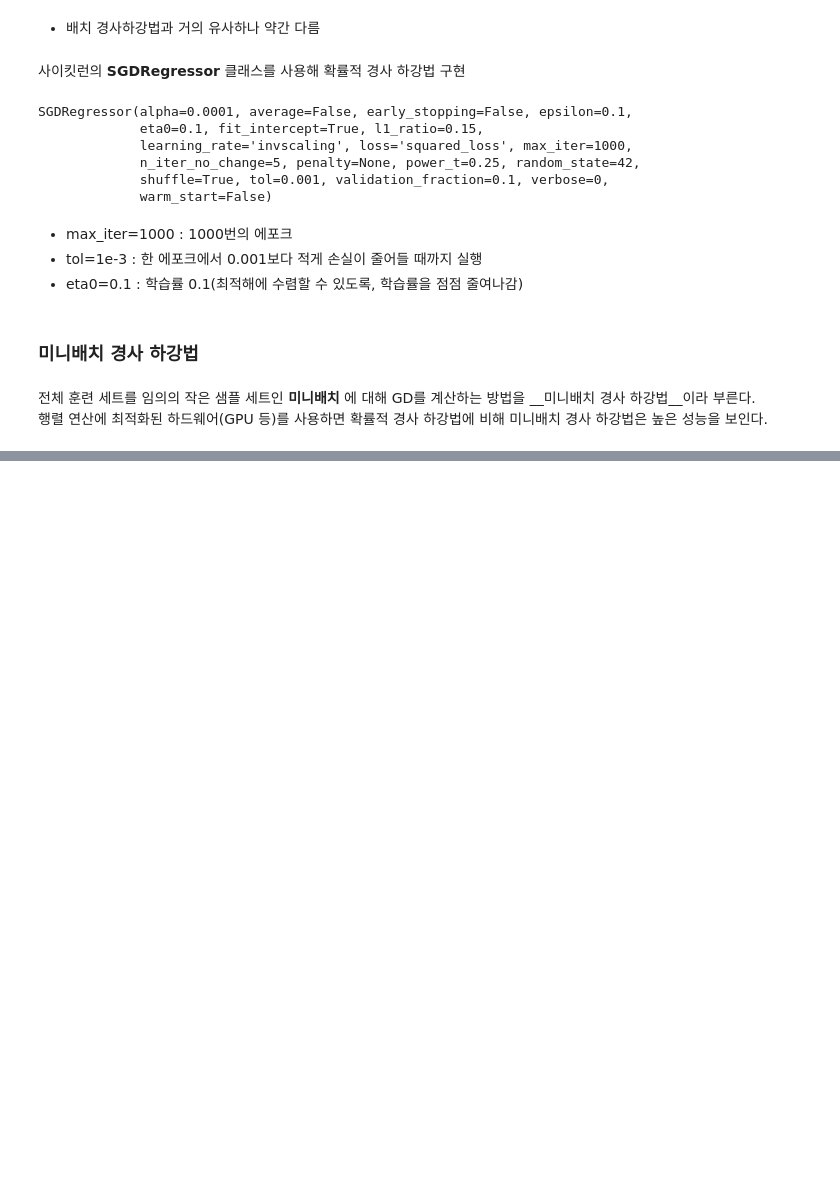
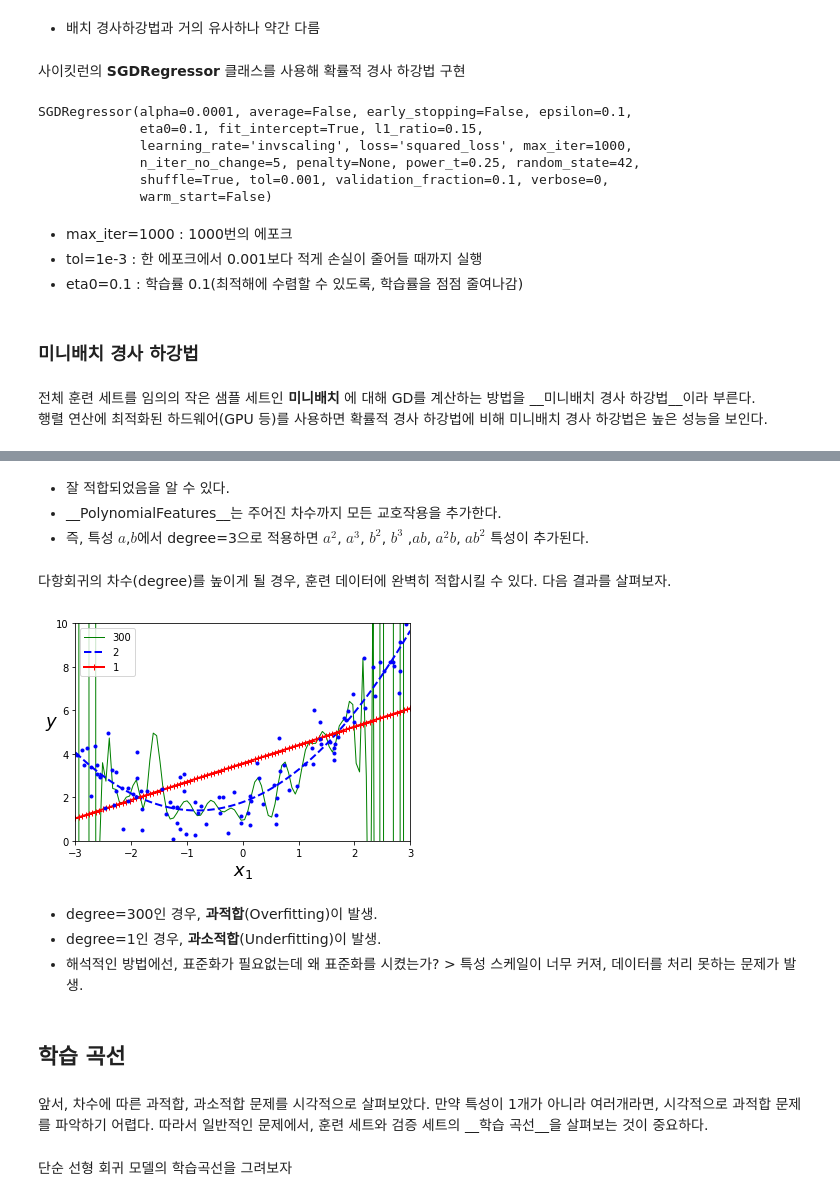
Before and after one commit to geunsu-jo/Hands-On-ML, a Jupyter notebook: textbook_practice/04_training_linear_model.ipynb, the cells around one changed output, grey strips where cells are left out. Cells and saved outputs as stored; diff of their text form; code cells hidden in the pictures; blank space fills up the shorter version.

```diff
--- a/textbook_practice/04_training_linear_model.ipynb
+++ b/textbook_practice/04_training_linear_model.ipynb
@@ -327,0 +393,42 @@ plt.show()
+# %% [markdown]
+- 잘 적합되었음을 알 수 있다.
+- __PolynomialFeatures__는 주어진 차수까지 모든 교호작용을 추가한다.
+- 즉, 특성 $a$,$b$에서 degree=3으로 적용하면 $a^{2}$, $a^{3}$, $b^{2}$, $b^{3}$ ,$ab$, $a^{2}b$, $ab^{2}$ 특성이 추가된다.
+# %% [markdown]
+다항회귀의 차수(degree)를 높이게 될 경우, 훈련 데이터에 완벽히 적합시킬 수 있다. 다음 결과를 살펴보자.
+# %%
+from sklearn.preprocessing import StandardScaler
+from sklearn.pipeline import Pipeline
+
+for style, width, degree in (("g-", 1, 300), ("b--", 2, 2), ("r-+", 2, 1)):
+    polybig_features = PolynomialFeatures(degree=degree, include_bias=False)
+    std_scaler = StandardScaler()
+    lin_reg = LinearRegression()
+    polynomial_regression = Pipeline([
+            ("poly_features", polybig_features),
+#            ("std_scaler", std_scaler), # 넣엇다 빼보자
+            ("lin_reg", lin_reg),
+        ])
+    polynomial_regression.fit(X, y)
+    y_newbig = polynomial_regression.predict(X_new)
+    plt.plot(X_new, y_newbig, style, label=str(degree), linewidth=width)
+
+plt.plot(X, y, "b.", linewidth=3)
+plt.legend(loc="upper left")
+plt.xlabel("$x_1$", fontsize=18)
+plt.ylabel("$y$", rotation=0, fontsize=18)
+plt.axis([-3, 3, 0, 10])
+
+plt.show()
+# %% [output]
+[figure, added]
+# %% [markdown]
+- degree=300인 경우, __과적합__(Overfitting)이 발생.
+- degree=1인 경우, __과소적합__(Underfitting)이 발생.
+- 해석적인 방법에선, 표준화가 필요없는데 왜 표준화를 시켰는가? > 특성 스케일이 너무 커져, 데이터를 처리 못하는 문제가 발생.
+# %% [markdown]
+## 학습 곡선
+# %% [markdown]
+앞서, 차수에 따른 과적합, 과소적합 문제를 시각적으로 살펴보았다. 만약 특성이 1개가 아니라 여러개라면, 시각적으로 과적합 문제를 파악하기 어렵다. 따라서 일반적인 문제에서, 훈련 세트와 검증 세트의 __학습 곡선__을 살펴보는 것이 중요하다.
+# %% [markdown]
+단순 선형 회귀 모델의 학습곡선을 그려보자
```
Also changed, not shown: parts of 56 cells of this notebook.
